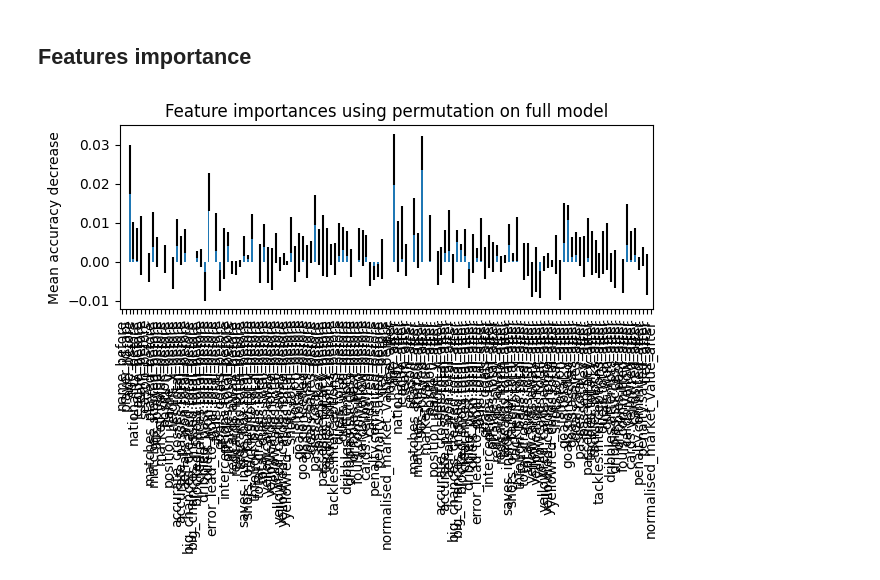
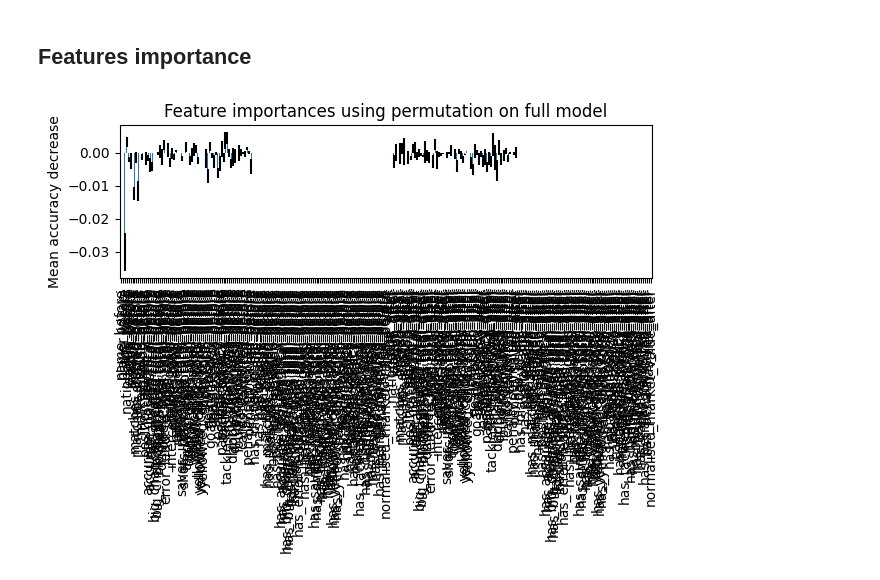
Before and after one commit to GolAITech/models, a Jupyter notebook: notebooks/all_positions_model.ipynb, the cells around one changed output. Cells and saved outputs as stored; diff of their text form; code cells hidden in the pictures.

```diff
--- a/notebooks/all_positions_model.ipynb
+++ b/notebooks/all_positions_model.ipynb
@@ -269,3 +271,6 @@ players_selected_vars = pd.merge(players_selected_vars, TEAM_TIERS, left_on="tea
+# %%
+for c in players_selected_vars.columns:
+    players_selected_vars[f"has_{c}"] = (~players_selected_vars[c].isnull()).astype(int)
 # %%
 mvs = players_selected_vars["market_value"].values
 mvs = np.expand_dims(mvs, axis=1)
@@ -360,6 +365,13 @@ numeric_transformer = Pipeline(
     ]
 )
 
+binary_features = [f"has_{c}" for c in numeric_features if f"has_{c}" in players_selected_vars.columns]
+binary_transformer = Pipeline(
+    steps=[
+        ("imputer", SimpleImputer(strategy="constant", fill_value=0))
+    ]
+)
+
 categorical_features = [
     "nationality",
     "league",
@@ -378,6 +390,7 @@ preprocessor = ColumnTransformer(
     transformers=[
         ("num", numeric_transformer, numeric_features),
         ("cat", categorical_transformer, categorical_features),
+        ("bin", binary_transformer, binary_features),
     ]
 )
 # %% [markdown]
@@ -648,0 +672,6 @@ y = np.log(players_selected_vars["market_value"])
+# %%
+X_train = X.loc[X["season"] < 2021]
+X_test = X.loc[X["season"] == 2021]
+y_train = y.loc[X["season"] < 2021]
+y_test = y.loc[X["season"] == 2021]
+X_train.shape, X_test.shape, y_train.shape, y_test.shape
@@ -753,13 +806,17 @@ midfielders 0.8139010470150685 0.7931215251711025
 # %%
 from xgboost import XGBRegressor
 
-xgboost = Pipeline(
+xgboost_reg = Pipeline(
     steps=[
         ("preprocessor", preprocessor),
         ("regression", XGBRegressor()),
     ]
 )
-xgboost.fit(X_train, y_train)
+xgboost_reg.fit(X_train, y_train)
 
-xgboost.score(X_test, y_test), r2_adj(xgboost, X_test, y_test)
+y_xgboost = xgboost_reg.predict(X_test)
+
+
+# xgboost_reg.score(X_test, y_test), r2_adj(xgboost_reg, X_test, y_test)
+r2_score(np.exp(y_test), np.exp(y_xgboost)), r2_adj2(X_test, np.exp(y_test), np.exp(y_xgboost))
 # %% [output]
@@ -1077,16 +1232,16 @@ XGBoost performs here better than MLP, and comparable as position-specific model
 ## Features importance
 # %%
 result = permutation_importance(
-    mlp, X_test, y_test, n_repeats=10, random_state=42, n_jobs=2
+    xgboost, X_test, y_test, n_repeats=10, random_state=42, n_jobs=2
 )
 
 forest_importances = pd.Series(result.importances_mean, index=X_test.columns)
 
 fig, ax = plt.subplots()
 forest_importances.plot.bar(yerr=result.importances_std, ax=ax)
 ax.set_title("Feature importances using permutation on full model")
 ax.set_ylabel("Mean accuracy decrease")
 fig.tight_layout()
 plt.show()
 # %% [output]
-[figure, old version]
+[figure, new version]
```
Also changed, not shown: parts of 49 cells of this notebook, 3 other files.
